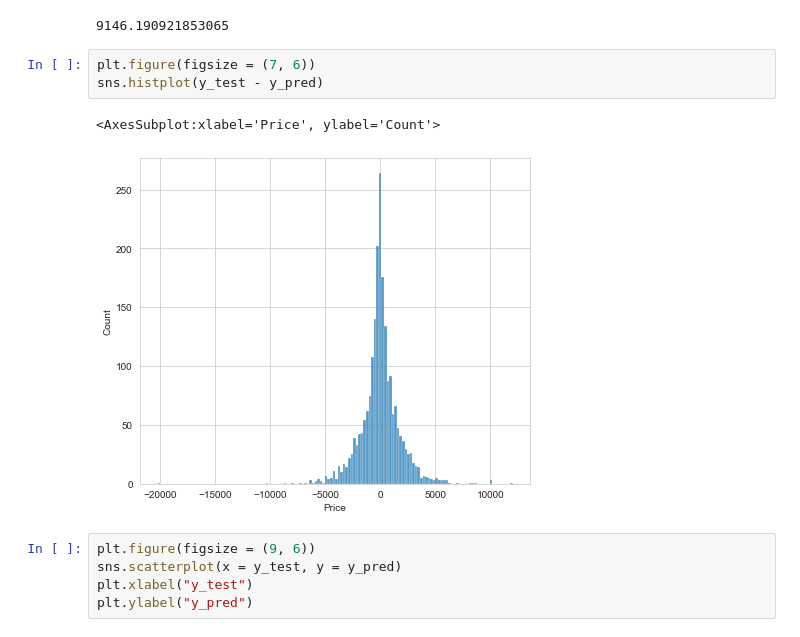
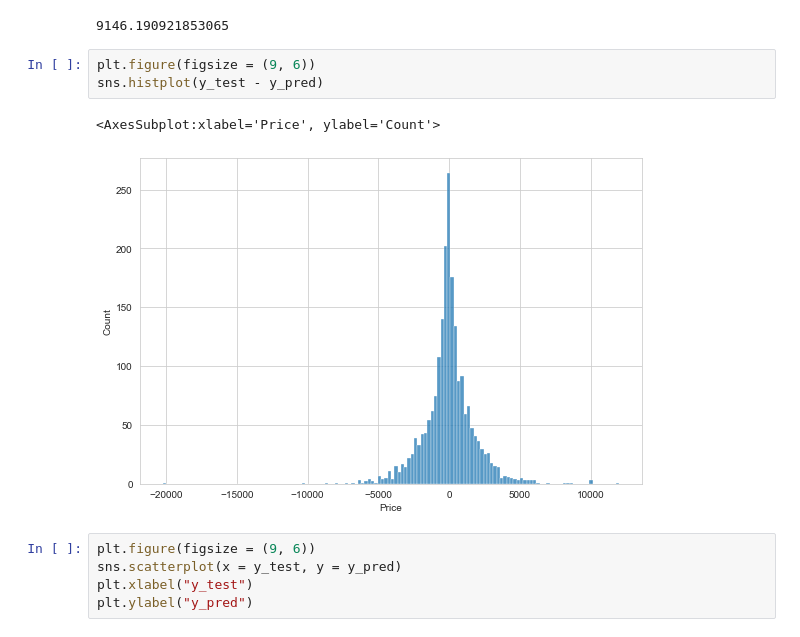
Before and after one commit to saquibmohiuddin/flight-fare-prediction, a Jupyter notebook: flight_fare.ipynb, the cells around one changed output. Saved outputs shown, nothing was run; the diff lists cells and outputs as text.

```diff
--- a/flight_fare.ipynb
+++ b/flight_fare.ipynb
@@ -898,11 +898,11 @@ df_test["Price"].mean()
 # %% [output]
 9146.190921853065
 # %%
-plt.figure(figsize = (7, 6))
+plt.figure(figsize = (9, 6))
 sns.histplot(y_test - y_pred)
 # %% [output]
 <AxesSubplot:xlabel='Price', ylabel='Count'>
-[figure, old version]
+[figure, new version]
 # %%
 plt.figure(figsize = (9, 6))
 sns.scatterplot(x = y_test, y = y_pred)
```
Also changed, not shown: parts of 5 cells of this notebook.
